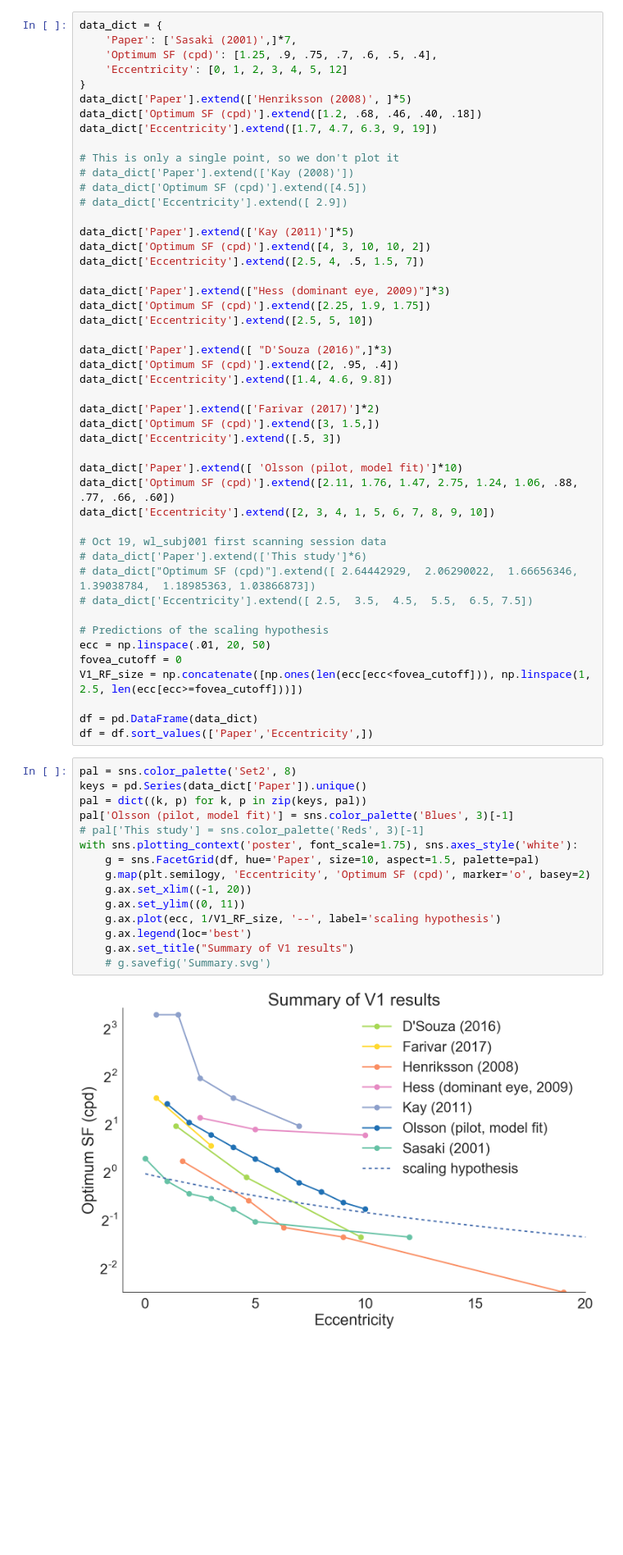
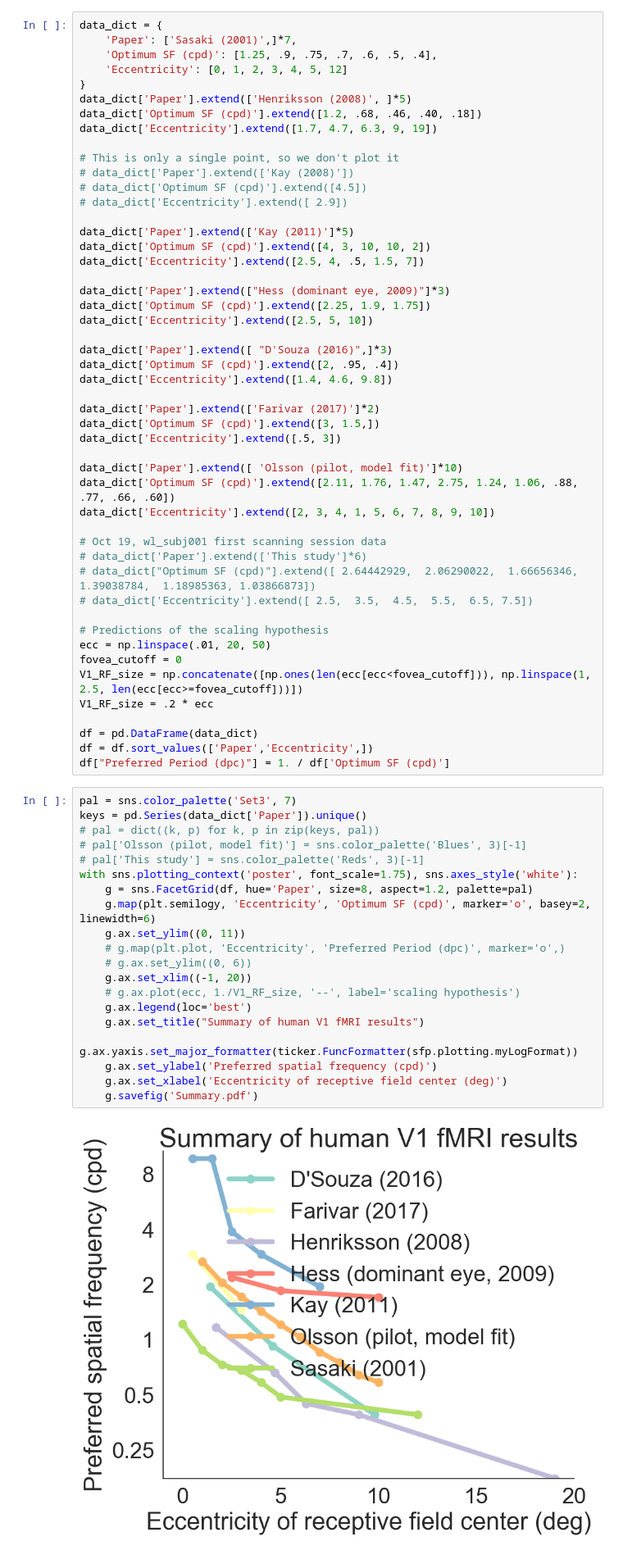
Before and after one commit to billbrod/spatial-frequency-preferences, a Jupyter notebook: notebooks/01-Background.ipynb, the cells around one changed output. Shown at 82% size. Drawn from its saved outputs; the diff is of its cells as text; blank space fills up the shorter version.

Commit message:
updates notebooks
04-MRI-first-level notebook has many of the plots from the VSS poster at
the top, some changes to the 01-Background notebook for the same reason

```diff
--- a/notebooks/01-Background.ipynb
+++ b/notebooks/01-Background.ipynb
@@ -81,26 +82,33 @@ data_dict['Eccentricity'].extend([2, 3, 4, 1, 5, 6, 7, 8, 9, 10])
 ecc = np.linspace(.01, 20, 50)
 fovea_cutoff = 0
 V1_RF_size = np.concatenate([np.ones(len(ecc[ecc<fovea_cutoff])), np.linspace(1, 2.5, len(ecc[ecc>=fovea_cutoff]))])
+V1_RF_size = .2 * ecc
 
 df = pd.DataFrame(data_dict)
 df = df.sort_values(['Paper','Eccentricity',])
+df["Preferred Period (dpc)"] = 1. / df['Optimum SF (cpd)']
 # %%
-pal = sns.color_palette('Set2', 8)
+pal = sns.color_palette('Set3', 7)
 keys = pd.Series(data_dict['Paper']).unique()
-pal = dict((k, p) for k, p in zip(keys, pal))
-pal['Olsson (pilot, model fit)'] = sns.color_palette('Blues', 3)[-1]
+# pal = dict((k, p) for k, p in zip(keys, pal))
+# pal['Olsson (pilot, model fit)'] = sns.color_palette('Blues', 3)[-1]
 # pal['This study'] = sns.color_palette('Reds', 3)[-1]
 with sns.plotting_context('poster', font_scale=1.75), sns.axes_style('white'):
-    g = sns.FacetGrid(df, hue='Paper', size=10, aspect=1.5, palette=pal)
-    g.map(plt.semilogy, 'Eccentricity', 'Optimum SF (cpd)', marker='o', basey=2)
+    g = sns.FacetGrid(df, hue='Paper', size=8, aspect=1.2, palette=pal)
+    g.map(plt.semilogy, 'Eccentricity', 'Optimum SF (cpd)', marker='o', basey=2, linewidth=6)
+    g.ax.set_ylim((0, 11))
+    # g.map(plt.plot, 'Eccentricity', 'Preferred Period (dpc)', marker='o',)
+    # g.ax.set_ylim((0, 6))
     g.ax.set_xlim((-1, 20))
-    g.ax.set_ylim((0, 11))
-    g.ax.plot(ecc, 1/V1_RF_size, '--', label='scaling hypothesis')
+    # g.ax.plot(ecc, 1./V1_RF_size, '--', label='scaling hypothesis')
     g.ax.legend(loc='best')
-    g.ax.set_title("Summary of V1 results")
-    # g.savefig('Summary.svg')
+    g.ax.set_title("Summary of human V1 fMRI results")
+    g.ax.yaxis.set_major_formatter(ticker.FuncFormatter(sfp.plotting.myLogFormat))
+    g.ax.set_ylabel('Preferred spatial frequency (cpd)')
+    g.ax.set_xlabel('Eccentricity of receptive field center (deg)')
+    g.savefig('Summary.pdf')
 # %% [output]
-[figure, old version]
+[figure, new version]
 # %% [markdown]
 ## Olsson / Benson model
 
```
Also changed, not shown: parts of 2 cells of this notebook, 1 other file.
